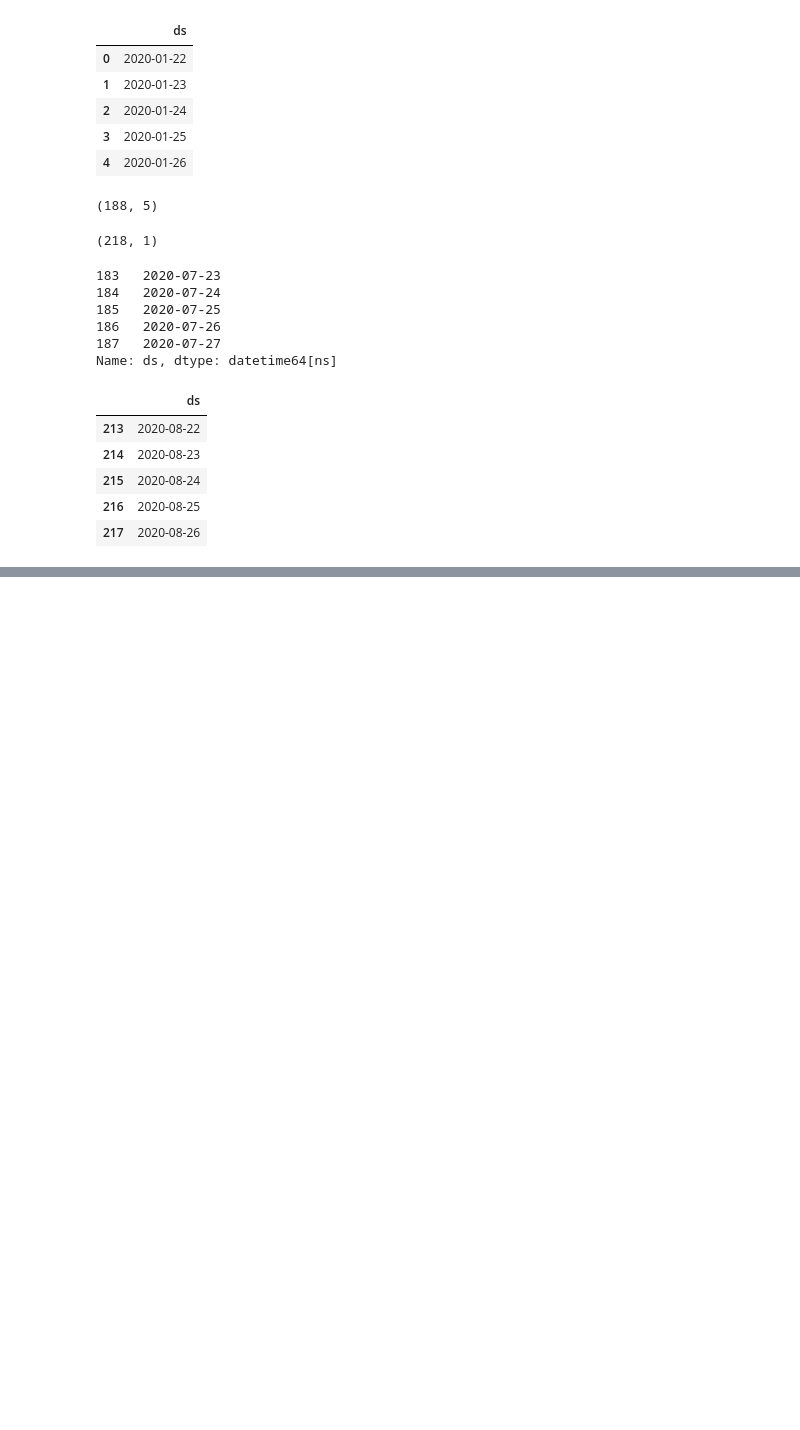
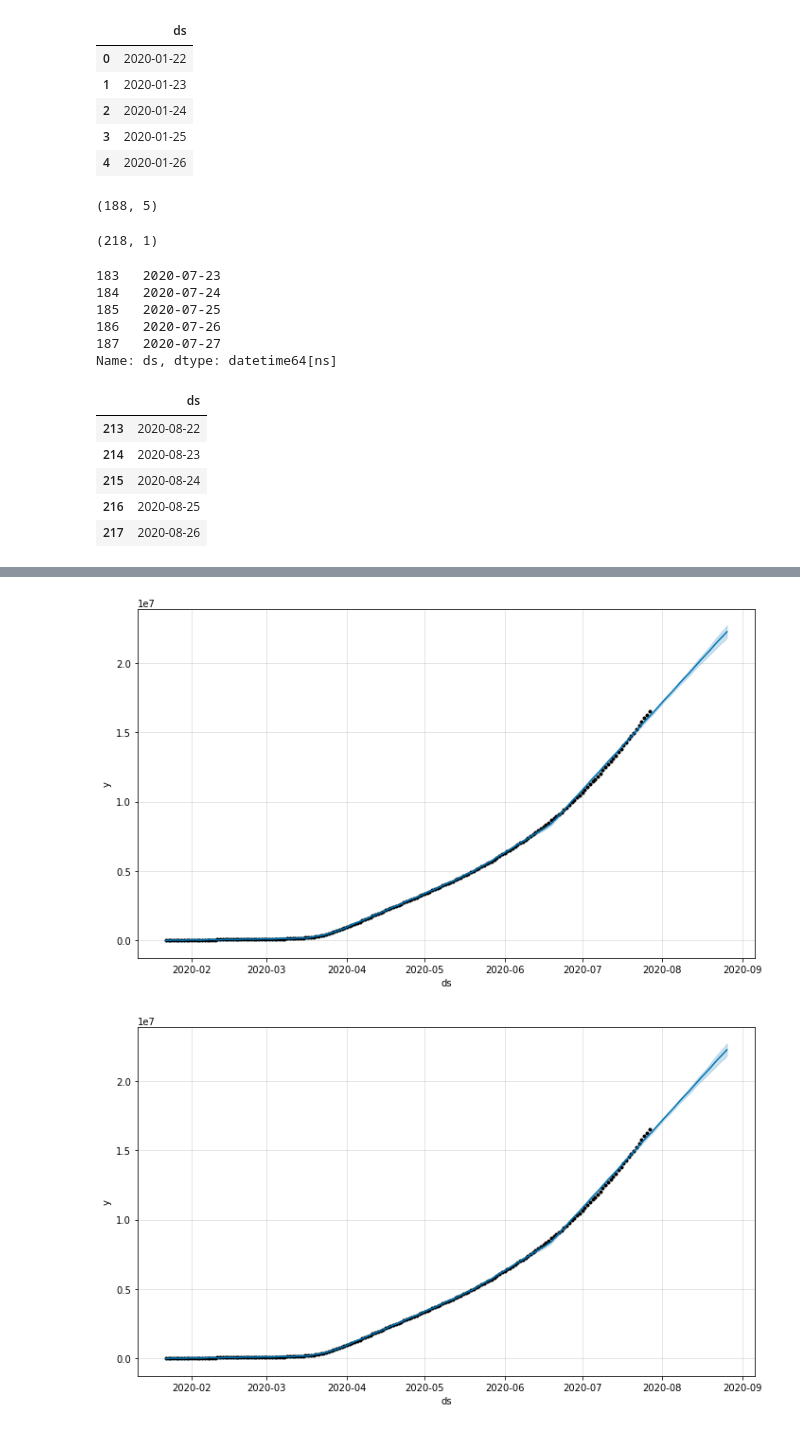
Before and after one commit to crzysab/Data-Science-Real-Projects-in-Python, a Jupyter notebook: Predicting_Covid_19_Cases.ipynb, the cells around one changed output, grey strips where cells are left out. Drawn from its saved outputs; the diff is of its cells as text; code cells hidden in the pictures; blank space fills up the shorter version.

```diff
--- a/Predicting_Covid_19_Cases.ipynb
+++ b/Predicting_Covid_19_Cases.ipynb
@@ -157,0 +162,2 @@ future_global.tail()
+# %%
+prediction = model.predict(future_global)
@@ -157,0 +189,5 @@ future_global.tail()
+# %%
+model.plot(prediction)
+# %% [output]
+[figure, added]
+[figure, added]
```
Also changed, not shown: parts of 4 cells of this notebook.
